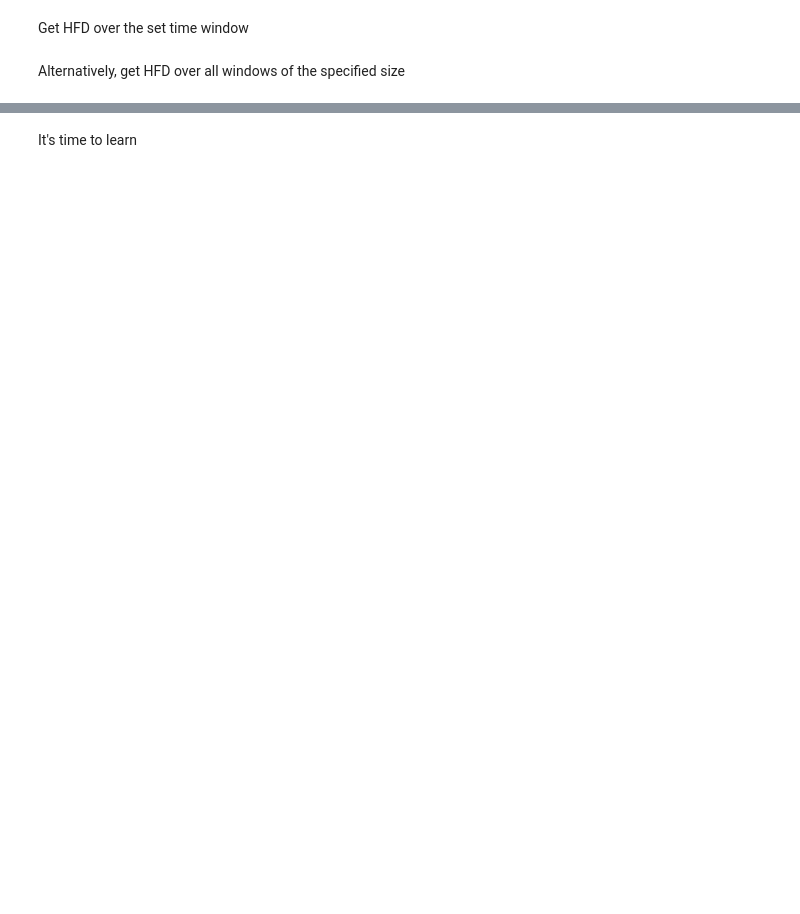
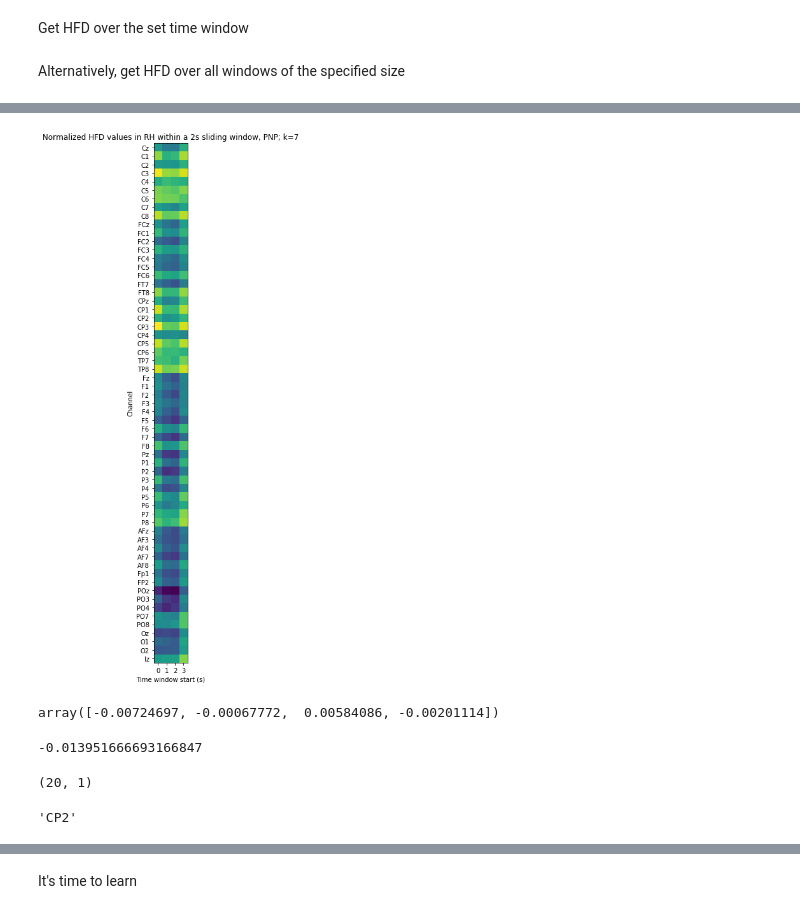
Before and after one commit to cristianch/EEG_CNP, a Jupyter notebook: notebooks/hfd_analysis.ipynb, the cells around one changed output, grey strips where cells are left out. Cells and saved outputs as stored; diff of their text form; code cells hidden in the pictures; blank space fills up the shorter version.

```diff
--- a/notebooks/hfd_analysis.ipynb
+++ b/notebooks/hfd_analysis.ipynb
@@ -131,10 +350,31 @@ plt.savefig('./results/graphs/window_pp.jpg')
 # %%
+title = 'Normalized HFD values in ' + limb['name'] + ' within a 2s sliding window, PNP; k=7'
+
 plt.figure(figsize=[15,15])
-plt.title('Normalized HFD values within a 2s sliding window, PNP; k=7')
+plt.title(title)
 plt.ylabel('Channel')
 plt.yticks(ticks=range(61), labels=ch_names)
 plt.xticks(range(4))
 plt.xlabel('Time window start (s)')
-plt.imshow(np.mean(pnp_all_windows_repetitions, axis=1).transpose())
-#plt.savefig('./results/graphs/window_pnp.eps')
-#plt.savefig('./results/graphs/window_pnp.jpg')
+plt.imshow(pnp_mean_all_windows)
+plt.savefig('./results/graphs/window_pnp.eps')
+plt.savefig('./results/graphs/window_pnp.jpg')
+# %% [output]
+[figure, added]
+# %%
+diff_all_windows[ch_names.index('P1')]
+# %% [output]
+array([-0.00724697, -0.00067772,  0.00584086, -0.00201114])
+# %%
+diff_all_windows.min()
+# %% [output]
+-0.013951666693166847
+# %%
+asda = np.abs(diff_all_windows - np.zeros(diff_all_windows.shape))
+np.unravel_index(asda.argmin(), asda.shape)
+# %% [output]
+(20, 1)
+# %%
+ch_names[20]
+# %% [output]
+'CP2'
```
Also changed, not shown: parts of 18 cells of this notebook, 12 other files.
